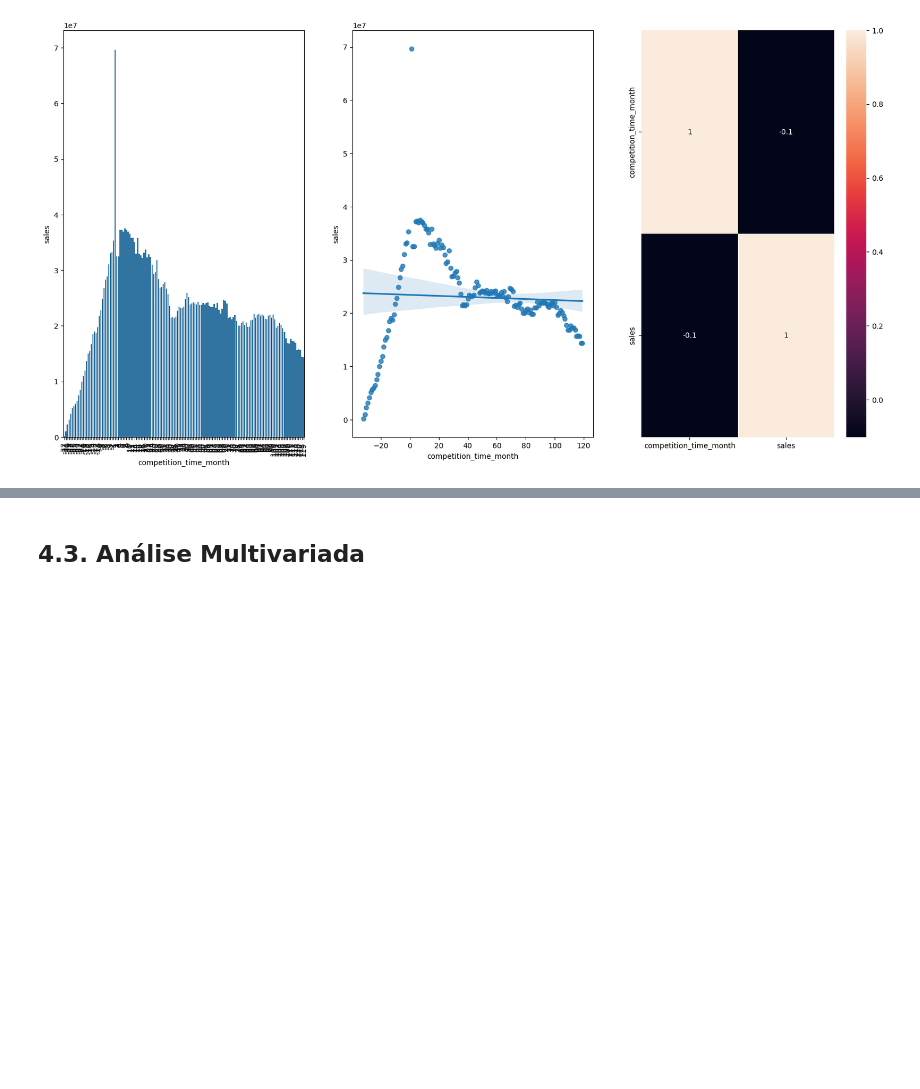
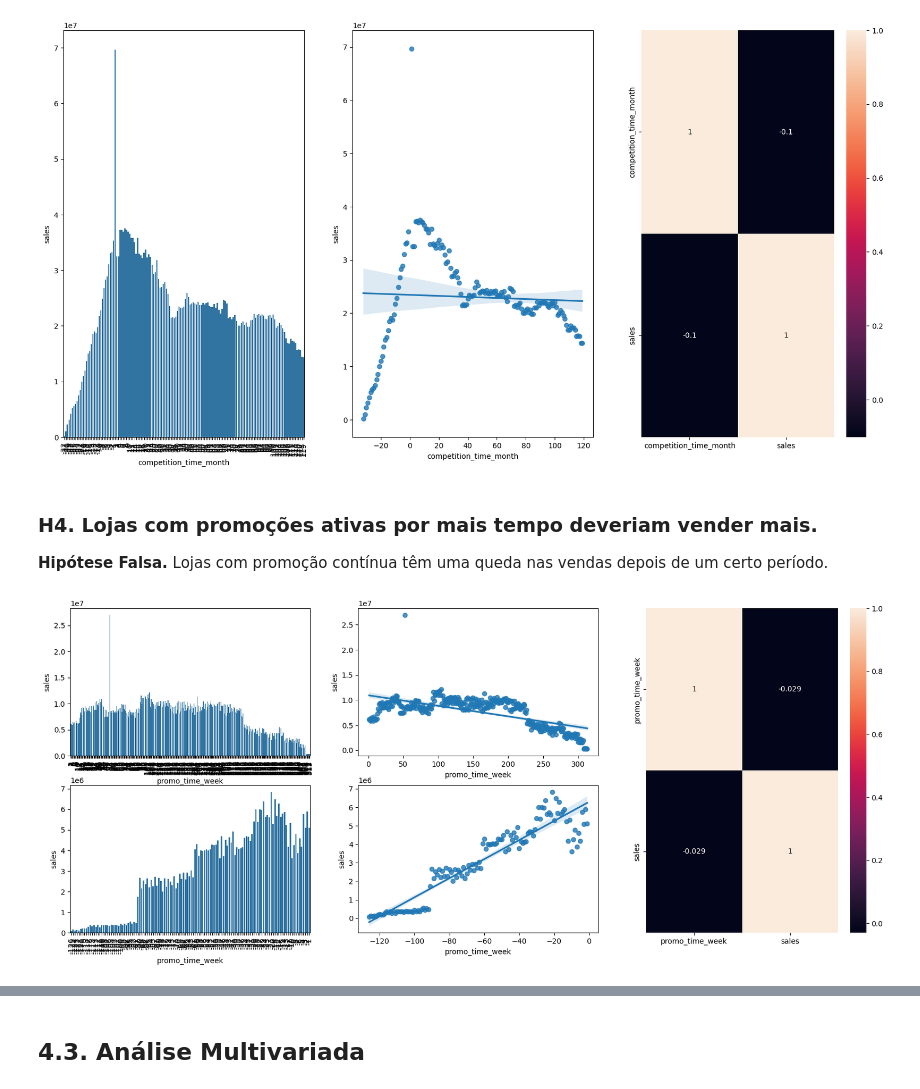
Before and after one commit to smaascarenhas/rossmann_sales_prediction, a Jupyter notebook: m04_v01_store_sales_prediction.ipynb, the cells around one changed output, grey strips where cells are left out. Drawn from its saved outputs; the diff is of its cells as text; code cells hidden in the pictures; blank space fills up the shorter version.

```diff
--- a/m04_v01_store_sales_prediction.ipynb
+++ b/m04_v01_store_sales_prediction.ipynb
@@ -466,3 +467,33 @@ plt.subplot( 1, 3, 3 )
 sns.heatmap( df_aux1.corr( method='pearson'), annot=True );
 # %% [output]
 [figure]
+# %% [markdown]
+### **H4.** Lojas com promoções ativas por mais tempo deveriam vender mais.
+**Hipótese Falsa.** Lojas com promoção contínua têm uma queda nas vendas depois de um certo período.
+# %%
+df_aux1 = df4[['promo_time_week', 'sales']].groupby( 'promo_time_week').sum().reset_index()
+plt.figure(figsize=(20,8))
+
+grid = GridSpec( 2, 3 )
+
+plt.subplot( grid[0,0] )
+df_aux2 = df_aux1[df_aux1['promo_time_week'] > 0] # Promoção estendida
+sns.barplot( x='promo_time_week', y='sales', data=df_aux2)
+plt.xticks( rotation=90 );
+
+plt.subplot( grid[0,1] )
+sns.regplot( x='promo_time_week', y='sales', data=df_aux2)
+
+plt.subplot( grid[1,0] )
+df_aux3 = df_aux1[df_aux1['promo_time_week'] < 0] # Promoção regular
+sns.barplot( x='promo_time_week', y='sales', data=df_aux3)
+plt.xticks( rotation=90 );
+
+plt.subplot( grid[1,1] )
+sns.regplot( x='promo_time_week', y='sales', data=df_aux3)
+
+# correlação
+plt.subplot( grid[:,2] )
+sns.heatmap( df_aux1.corr( method='pearson' ), annot=True );
+# %% [output]
+[figure, added]
```
Also changed, not shown: parts of 6 cells of this notebook.
